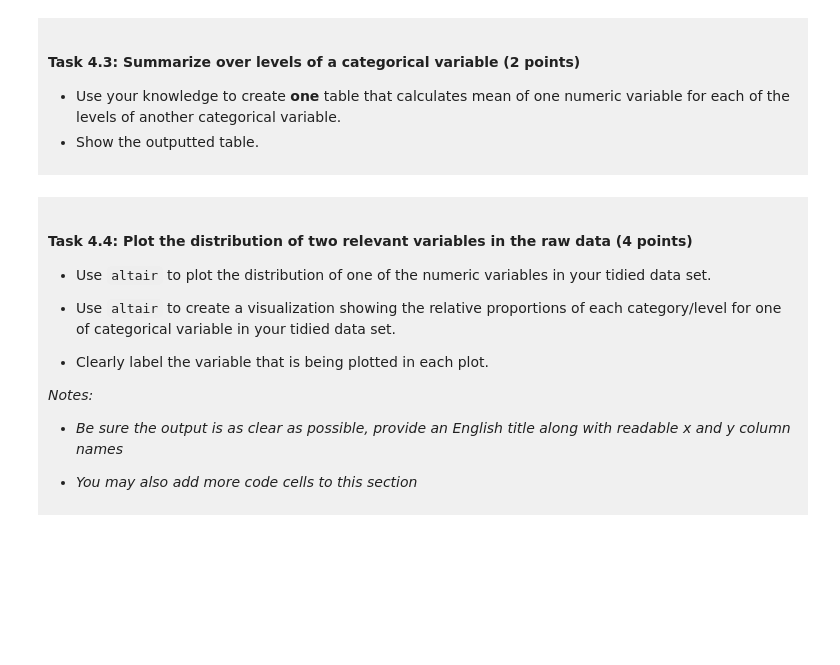
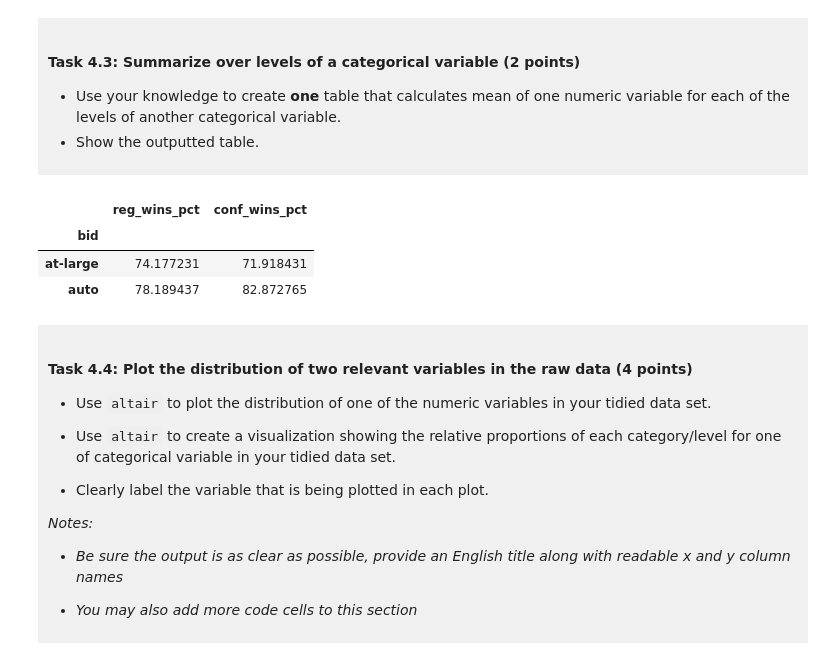
Before and after one commit to magamike/dsci-100-project-ryan-liu, a Jupyter notebook: dsci-100-project-notebook.ipynb, the cells around one changed output. Drawn from its saved outputs; the diff is of its cells as text; code cells hidden in the pictures; blank space fills up the shorter version.

```diff
--- a/dsci-100-project-notebook.ipynb
+++ b/dsci-100-project-notebook.ipynb
@@ -262,7 +288,13 @@ You will refine your research question (if needed) and produce a tidy data set.
 - Show the outputted table.
 </div>
 # %%
-### EDIT THIS CODE CELL ###
+women_basketball_summary = women_basketball_drop.groupby("bid").mean()
+women_basketball_summary
+# %% [output]
+|  | reg_wins_pct | conf_wins_pct |
+| bid |  |  |
+| at-large | 74.177231 | 71.918431 |
+| auto | 78.189437 | 82.872765 |
 # %% [markdown]
 <div style="background-color: #f0f0f0; padding: 10px;">
 
```
Also changed, not shown: parts of 9 cells of this notebook.
